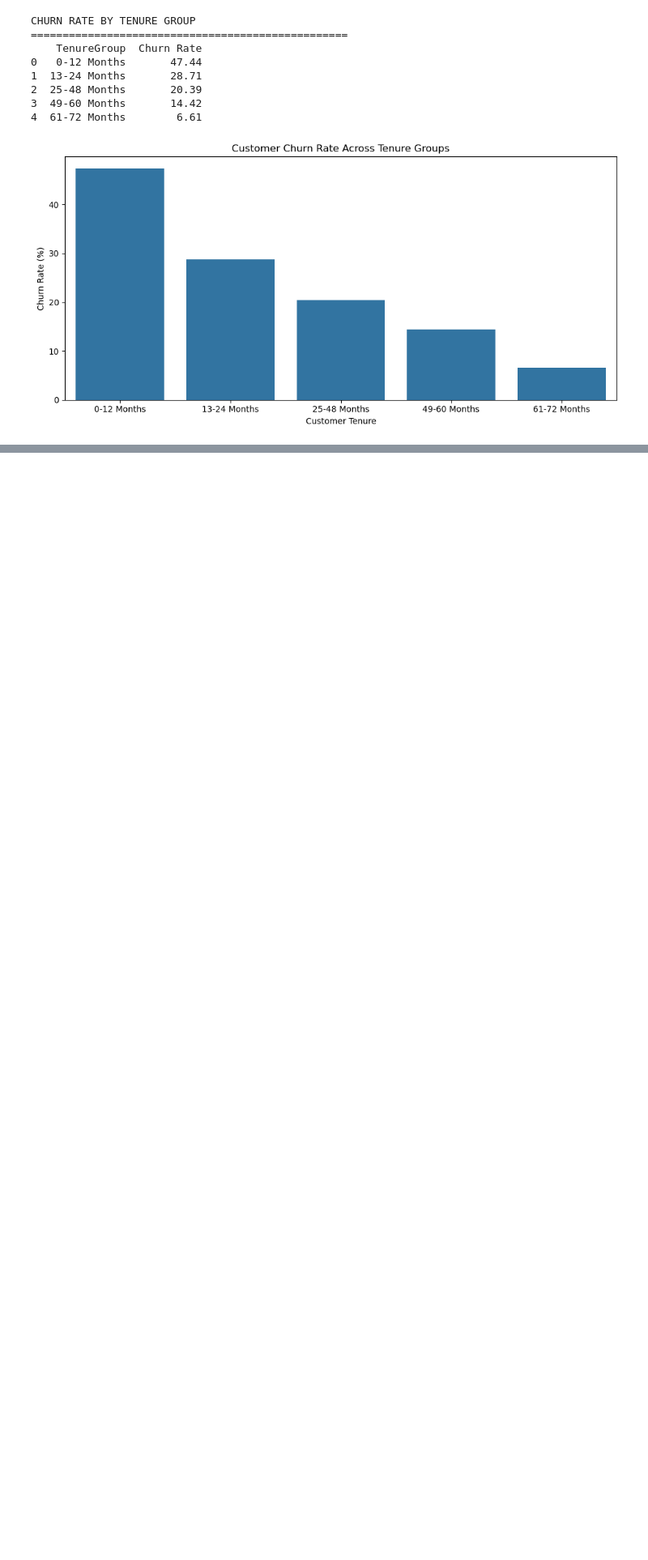
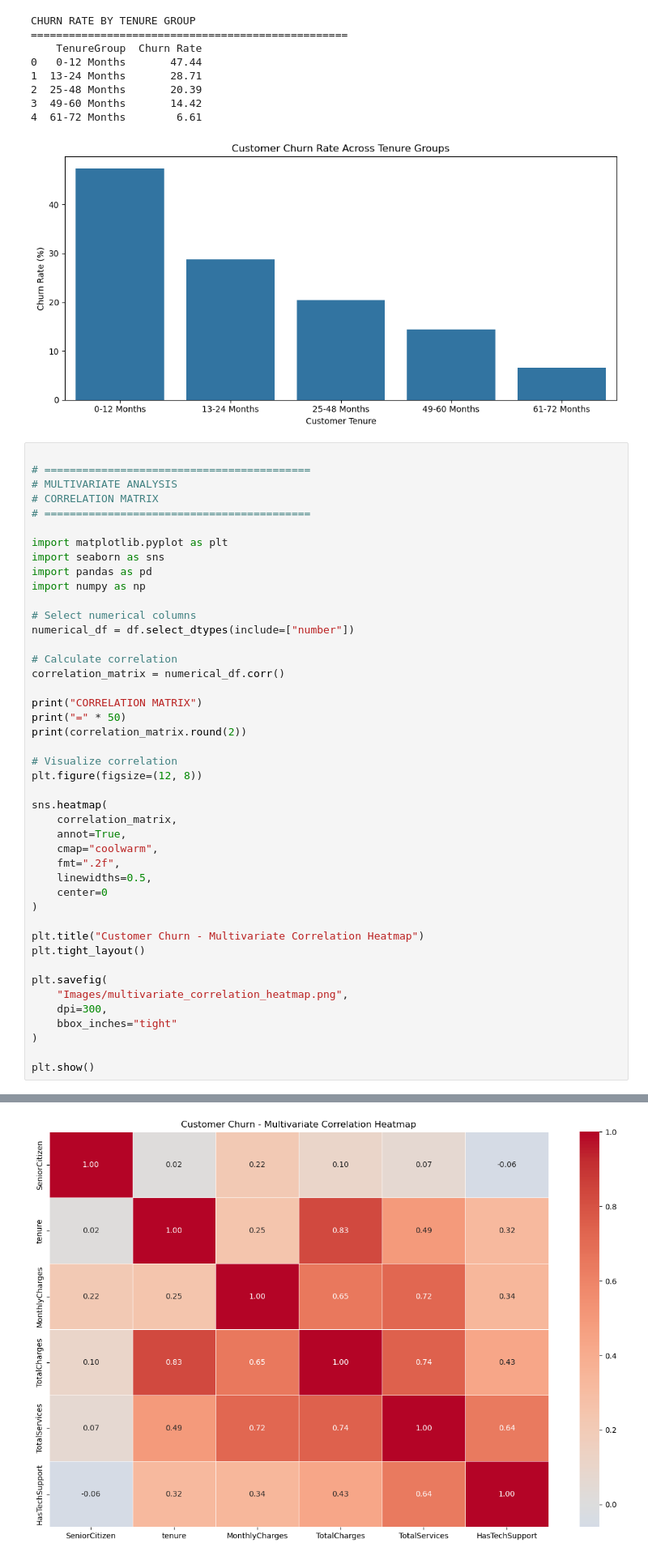
Before and after one commit to Medhanw/Customer_Churn_Prediction, a Jupyter notebook: Customer_Churn_Prediction.ipynb, the cells around one changed output, grey strips where cells are left out. Shown at 81% size. Drawn from its saved outputs; the diff is of its cells as text; blank space fills up the shorter version.

```diff
--- a/Customer_Churn_Prediction.ipynb
+++ b/Customer_Churn_Prediction.ipynb
@@ -1836,3 +1836,48 @@ CHURN RATE BY TENURE GROUP
 3  49-60 Months       14.42
 4  61-72 Months        6.61
 [figure]
+# %%
+
+# ==========================================
+# MULTIVARIATE ANALYSIS
+# CORRELATION MATRIX
+# ==========================================
+
+import matplotlib.pyplot as plt
+import seaborn as sns
+import pandas as pd
+import numpy as np
+
+# Select numerical columns
+numerical_df = df.select_dtypes(include=["number"])
+
+# Calculate correlation
+correlation_matrix = numerical_df.corr()
+
+print("CORRELATION MATRIX")
+print("=" * 50)
+print(correlation_matrix.round(2))
+
+# Visualize correlation
+plt.figure(figsize=(12, 8))
+
+sns.heatmap(
+    correlation_matrix,
+    annot=True,
+    cmap="coolwarm",
+    fmt=".2f",
+    linewidths=0.5,
+    center=0
+)
+
+plt.title("Customer Churn - Multivariate Correlation Heatmap")
+plt.tight_layout()
+
+plt.savefig(
+    "Images/multivariate_correlation_heatmap.png",
+    dpi=300,
+    bbox_inches="tight"
+)
+
+plt.show()
+# %% [output]
@@ -1838,0 +1901 @@ CHURN RATE BY TENURE GROUP
+[figure, added]
```
Also changed, not shown: parts of 9 cells of this notebook.
